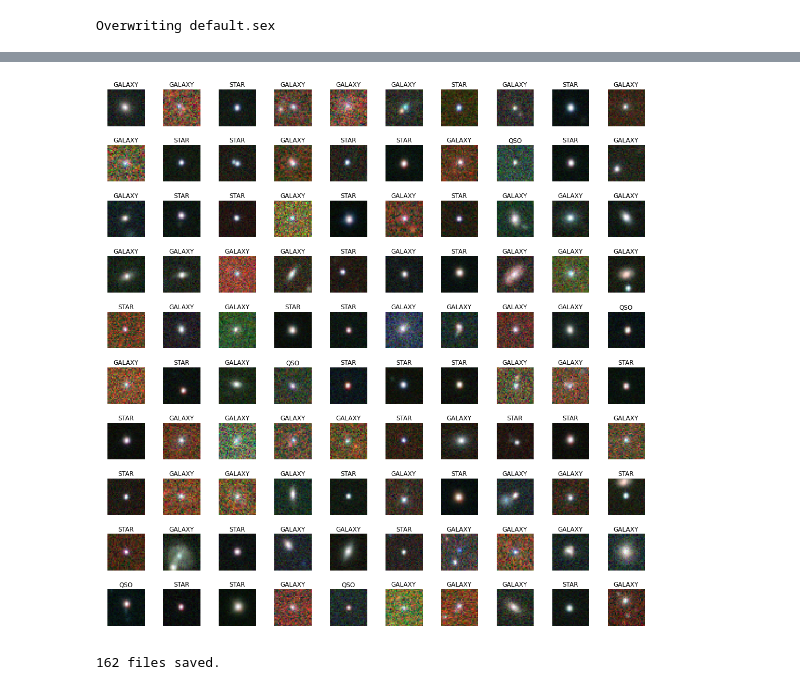
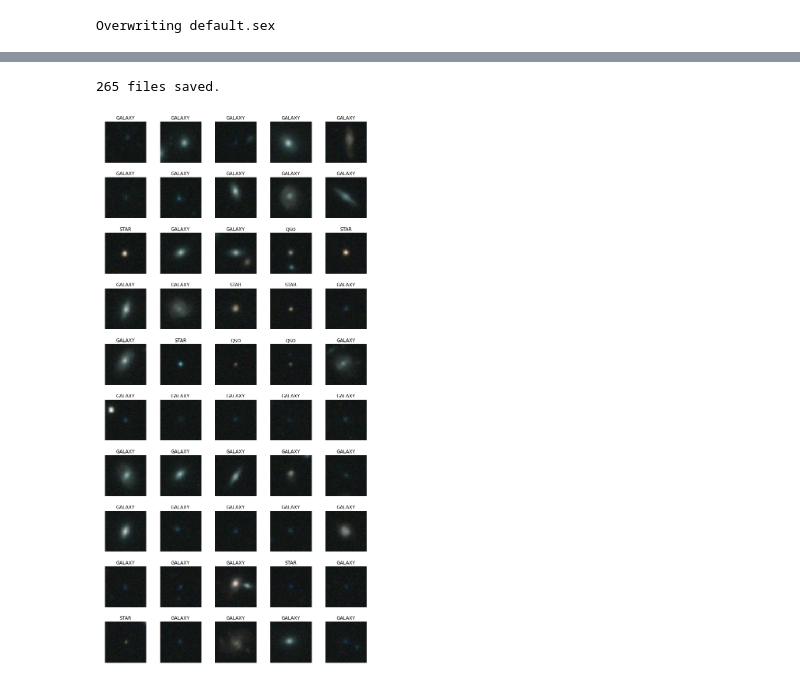
Before and after one commit to edwardjkim/dl4astro, a Jupyter notebook: notebooks/fetch_sdss.ipynb, the cells around one changed output, grey strips where cells are left out. Drawn from its saved outputs; the diff is of its cells as text; code cells hidden in the pictures.

```diff
--- a/notebooks/fetch_sdss.ipynb
+++ b/notebooks/fetch_sdss.ipynb
@@ -524,18 +536,0 @@ result = save_rgb_cutout(cat)
-# %%
-fig, ax = plt.subplots(10, 10, figsize=(15, 15))
-fig.tight_layout()
-
-all_cutout = os.listdir("images/cutout")
-
-size = 32
-
-for i, f in enumerate(all_cutout[:100]):
-
-    fpath = os.path.join("images/cutout", f)
-    cutout = np.load(fpath)
-    row, col = i // 10, i % 10
-    ax[row, col].imshow(cutout, interpolation="nearest")
-    ax[row, col].axis("off")
-    ax[row, col].set_title(f.split(".")[0])
-# %% [output]
-[figure, removed]
@@ -588,4 +537,35 @@ def save_cutout(df, size=32):
-# %%
-save_cutout(cat)
-# %% [output]
-162 files saved.
+# %%
+saved = save_cutout(cat, size=48)
+# %% [output]
+265 files saved.
+# %%
+size = 48
+nrow = 10
+ncol = 5
+
+cutouts = os.listdir("result")[:nrow * ncol]
+np.random.shuffle(cutouts)
+
+fig, ax = plt.subplots(nrow, ncol, figsize=(ncol * 2, nrow * 2))
+fig.tight_layout()
+
+rgb = np.zeros((nrow * ncol, size, size, 3))
+for i, f in enumerate(cutouts):
+    fpath = os.path.join("result", f)
+    cutout = np.load(fpath)
+    rgb[i, :, :, :] = np.rollaxis(cutout[1:4, :, :], 0, 3) # 1:4 for "gri" in "ugriz"
+
+for j in range(3):
+    v = rgb[:, :, :, j]
+    rgb[:, :, :, j] = (v - v.min()) / (v.max() - v.min()) * 255
+
+# invert values so that the background is black
+rgb = 255 - rgb.astype(np.uint8)
+
+for i, f in enumerate(cutouts):
+    row, col = i // ncol, i % ncol
+    ax[row, col].imshow(rgb[i, :, :, :], interpolation="nearest")
+    ax[row, col].axis("off")
+    ax[row, col].set_title(f.split(".")[0])
+# %% [output]
+[figure, added]
```
Also changed, not shown: parts of 13 cells of this notebook, 1 other file.
